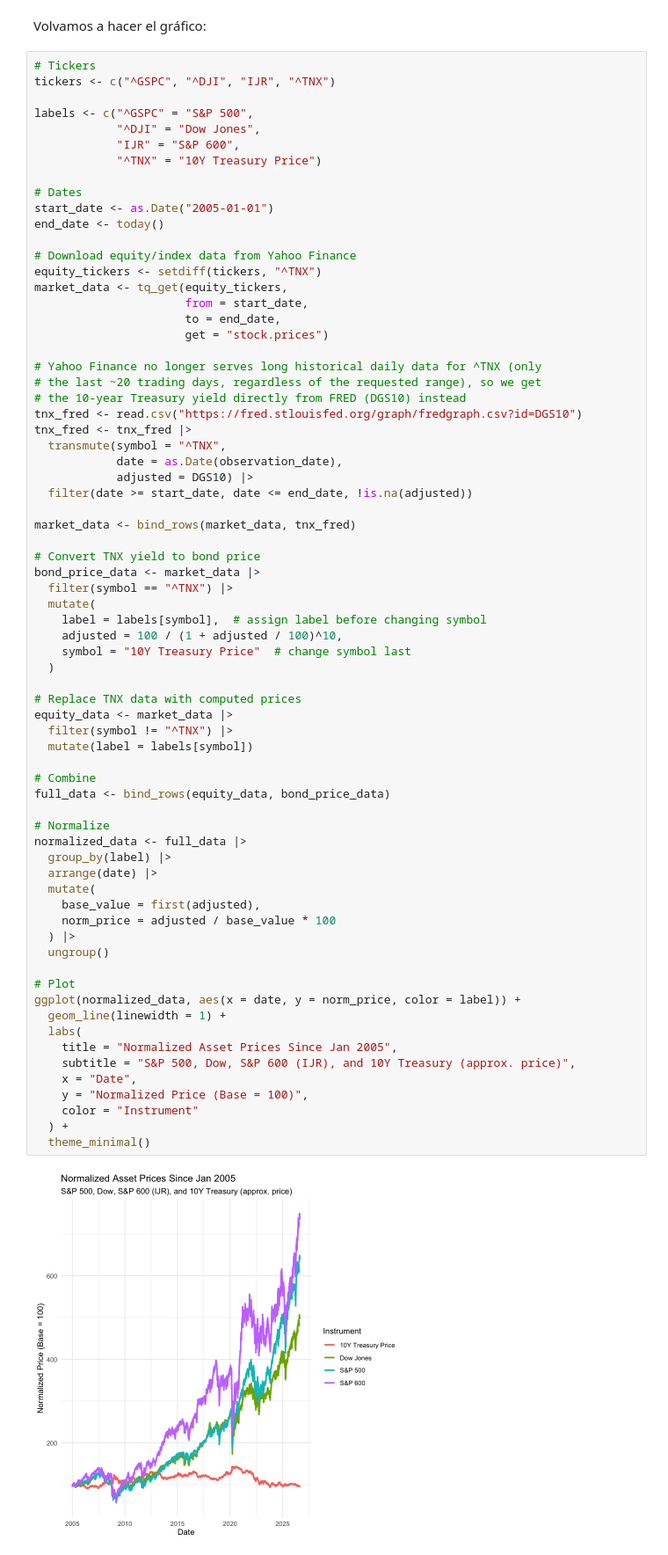
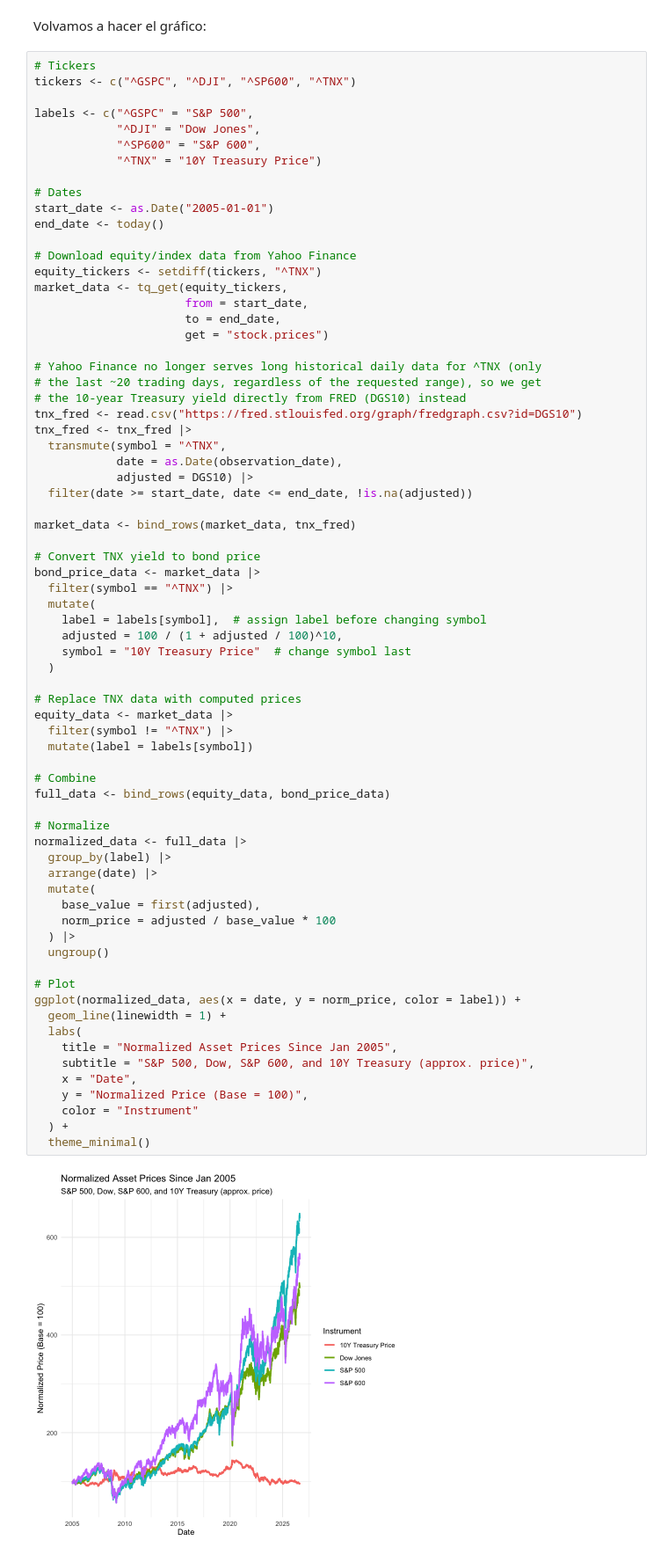
Before and after one commit to fdiaz1968/Finance-MBA, a Jupyter notebook: docs/Notebooks Interactivos/1_Riesgo_Retorno_R.ipynb, the cells around one changed output. Shown at 88% size. Drawn from its saved outputs; the diff is of its cells as text.

```diff
--- a/docs/Notebooks Interactivos/1_Riesgo_Retorno_R.ipynb
+++ b/docs/Notebooks Interactivos/1_Riesgo_Retorno_R.ipynb
@@ -621,11 +621,11 @@ donde $y_t$ es la tasa del Treasury a 10 años informada en puntos porcentuales.
 Volvamos a hacer el gráfico:
 # %%
 # Tickers
-tickers <- c("^GSPC", "^DJI", "IJR", "^TNX")
+tickers <- c("^GSPC", "^DJI", "^SP600", "^TNX")
 
 labels <- c("^GSPC" = "S&P 500",
             "^DJI" = "Dow Jones",
-            "IJR" = "S&P 600",
+            "^SP600" = "S&P 600",
             "^TNX" = "10Y Treasury Price")
 
 # Dates
@@ -662,35 +662,35 @@ bond_price_data <- market_data |>
 
 # Replace TNX data with computed prices
 equity_data <- market_data |>
   filter(symbol != "^TNX") |>
   mutate(label = labels[symbol])
 
 # Combine
 full_data <- bind_rows(equity_data, bond_price_data)
 
 # Normalize
 normalized_data <- full_data |>
   group_by(label) |>
   arrange(date) |>
   mutate(
     base_value = first(adjusted),
     norm_price = adjusted / base_value * 100
   ) |>
   ungroup()
 
 # Plot
 ggplot(normalized_data, aes(x = date, y = norm_price, color = label)) +
   geom_line(linewidth = 1) +
   labs(
     title = "Normalized Asset Prices Since Jan 2005",
-    subtitle = "S&P 500, Dow, S&P 600 (IJR), and 10Y Treasury (approx. price)",
+    subtitle = "S&P 500, Dow, S&P 600, and 10Y Treasury (approx. price)",
     x = "Date",
     y = "Normalized Price (Base = 100)",
     color = "Instrument"
   ) +
   theme_minimal()
 # %% [output]
-[figure, old version]
+[figure, new version]
 # %% [markdown]
 ---
 # 📉 Tendencias lineales como aproximación de la trayectoria de largo plazo
```
Also changed, not shown: parts of 4 cells of this notebook.
